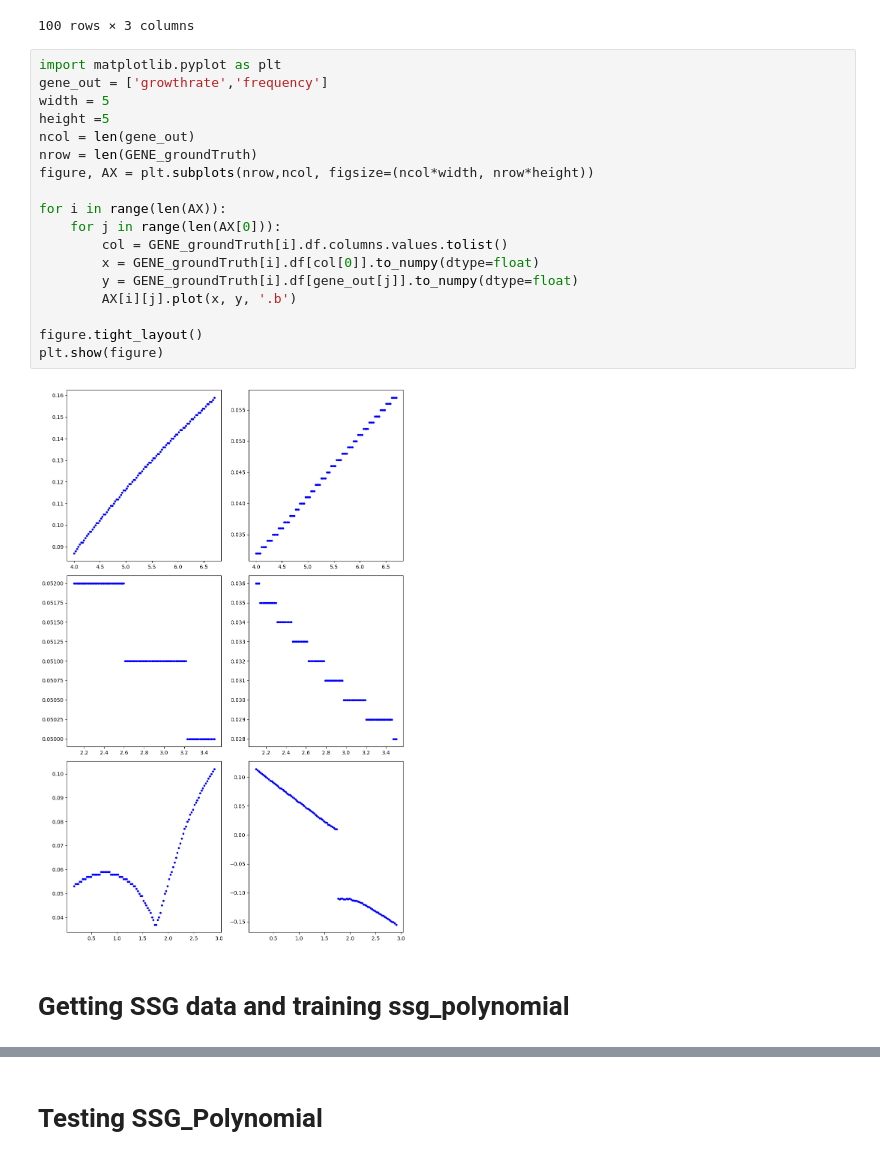
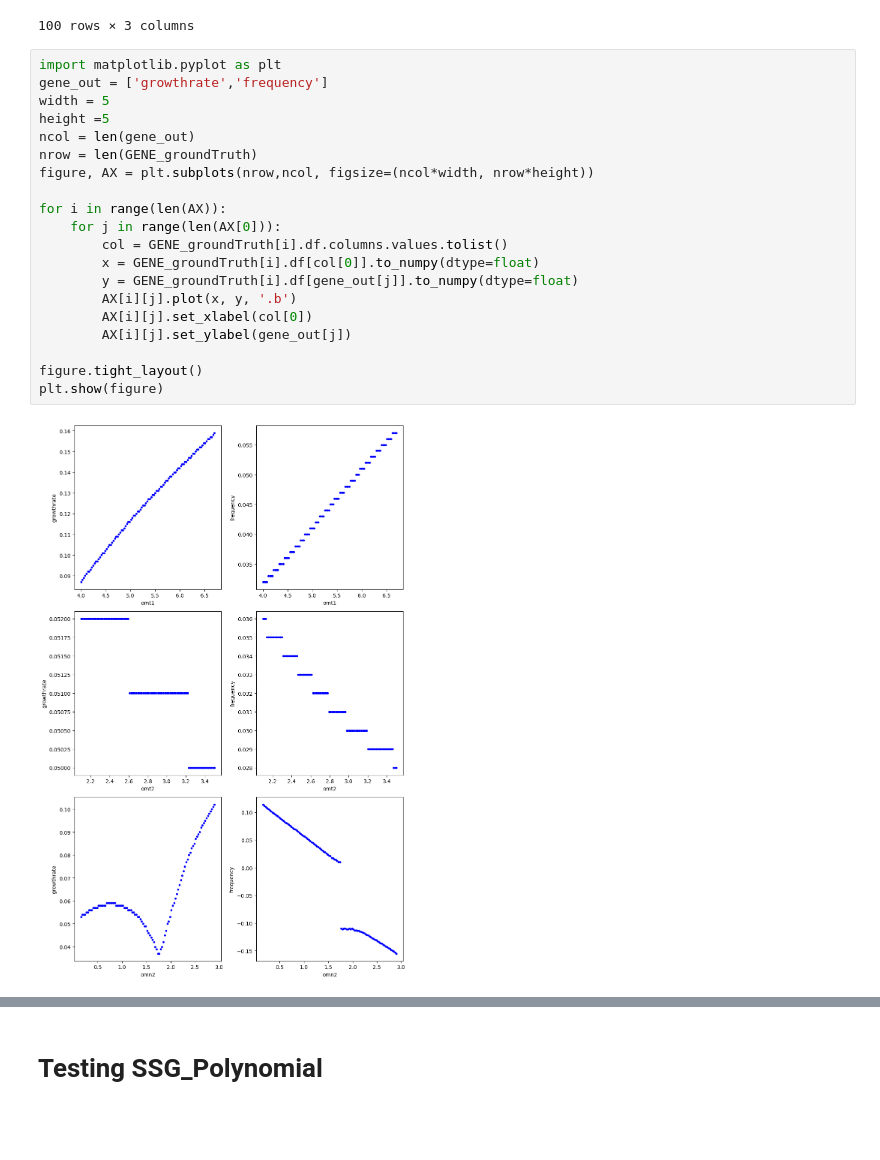
Before and after one commit to DanHarJor/GENE_UQ, a Jupyter notebook: modeTransitionTest.ipynb, the cells around one changed output, grey strips where cells are left out. Drawn from its saved outputs; the diff is of its cells as text; blank space fills up the shorter version.

```diff
--- a/modeTransitionTest.ipynb
+++ b/modeTransitionTest.ipynb
@@ -158,22 +137,22 @@ GENE_groundTruth[0].df
 # %%
 import matplotlib.pyplot as plt
 gene_out = ['growthrate','frequency']
 width = 5
 height =5
 ncol = len(gene_out)
 nrow = len(GENE_groundTruth)
 figure, AX = plt.subplots(nrow,ncol, figsize=(ncol*width, nrow*height))
 
 for i in range(len(AX)):
     for j in range(len(AX[0])):
         col = GENE_groundTruth[i].df.columns.values.tolist()
         x = GENE_groundTruth[i].df[col[0]].to_numpy(dtype=float)
         y = GENE_groundTruth[i].df[gene_out[j]].to_numpy(dtype=float)
         AX[i][j].plot(x, y, '.b')
+        AX[i][j].set_xlabel(col[0])
+        AX[i][j].set_ylabel(gene_out[j])
 
 figure.tight_layout()
 plt.show(figure)
 # %% [output]
-[figure, old version]
+[figure, new version]
-# %% [markdown]
-# Getting SSG data and training ssg_polynomial
```
Also changed, not shown: parts of 13 cells of this notebook, 3 other files.
